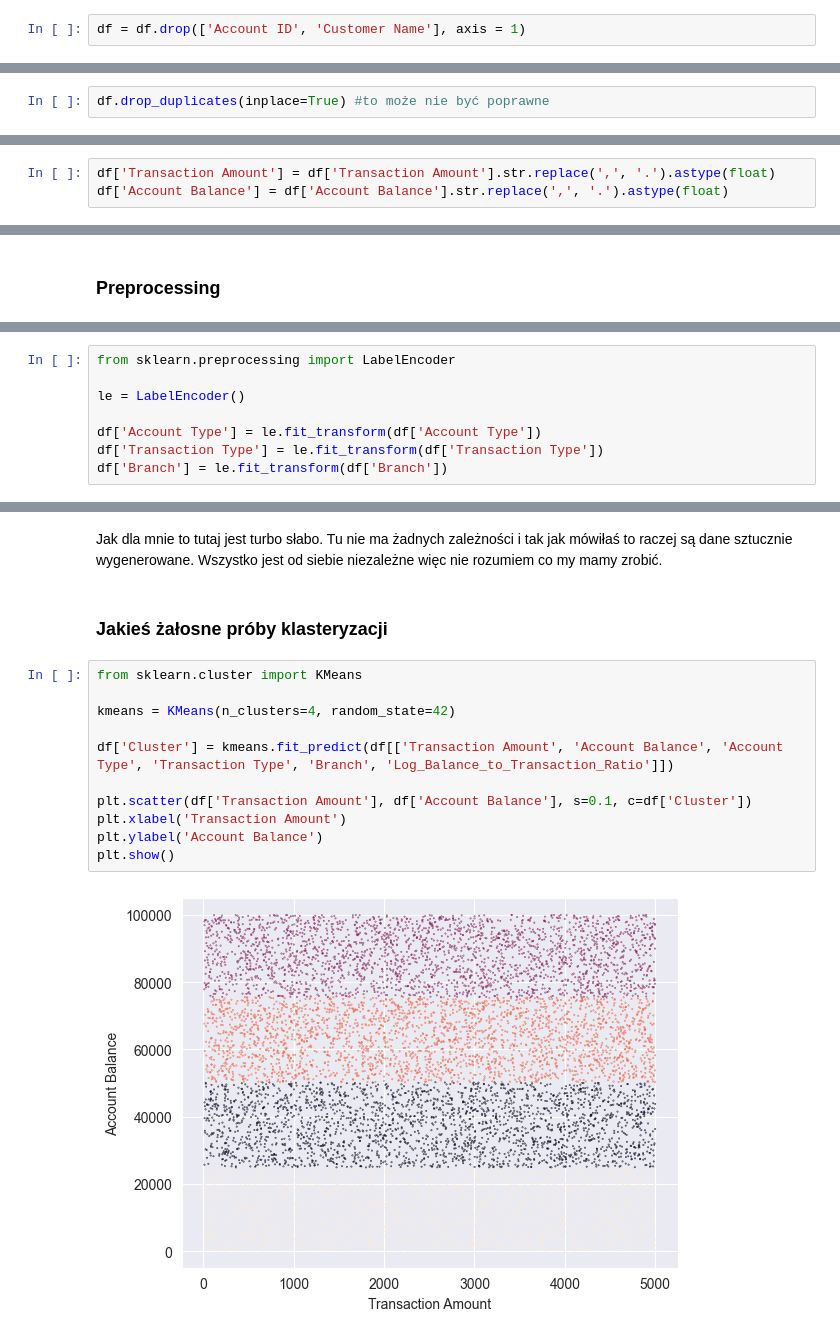
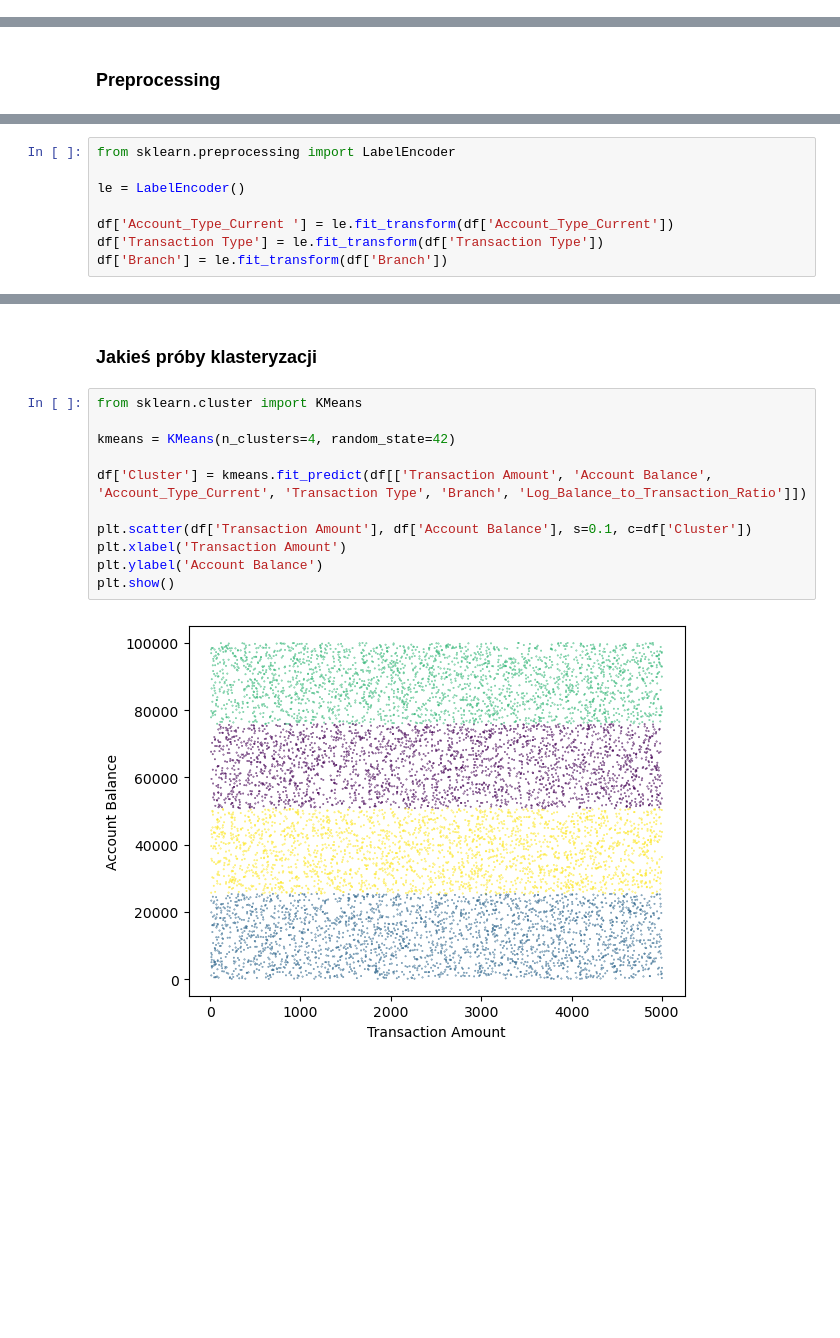
Before and after one commit to wiktoriakawa/IntroductionToMachineLearning-Project2, a Jupyter notebook: budowa_krok_1i2_3.ipynb, the cells around one changed output, grey strips where cells are left out. Cells and saved outputs as stored; diff of their text form; blank space fills up the shorter version.

```diff
--- a/budowa_krok_1i2_3.ipynb
+++ b/budowa_krok_1i2_3.ipynb
@@ -555,2 +541,0 @@ df.info
-# %%
-df = df.drop(['Account ID', 'Customer Name'], axis = 1)
@@ -561,2 +541,0 @@ df.shape
-# %%
-df.drop_duplicates(inplace=True) #to może nie być poprawne
@@ -567,3 +541,0 @@ df.shape
-# %%
-df['Transaction Amount'] = df['Transaction Amount'].str.replace(',', '.').astype(float)
-df['Account Balance'] = df['Account Balance'].str.replace(',', '.').astype(float)
@@ -611,7 +564,7 @@ from sklearn.preprocessing import LabelEncoder
 
 le = LabelEncoder()
 
-df['Account Type'] = le.fit_transform(df['Account Type'])
+df['Account_Type_Current '] = le.fit_transform(df['Account_Type_Current'])
 df['Transaction Type'] = le.fit_transform(df['Transaction Type'])
 df['Branch'] = le.fit_transform(df['Branch'])
 # %%
@@ -639,20 +592,18 @@ plt.show()
-# %% [markdown]
-Jak dla mnie to tutaj jest turbo słabo. Tu nie ma żadnych zależności i tak jak mówiłaś to raczej są dane sztucznie wygenerowane. Wszystko jest od siebie niezależne więc nie rozumiem co my mamy zrobić.
 # %% [markdown]
-### Jakieś żałosne próby klasteryzacji
+### Jakieś próby klasteryzacji
 # %%
 from sklearn.cluster import KMeans
 
 kmeans = KMeans(n_clusters=4, random_state=42)
 
-df['Cluster'] = kmeans.fit_predict(df[['Transaction Amount', 'Account Balance', 'Account Type', 'Transaction Type', 'Branch', 'Log_Balance_to_Transaction_Ratio']])
+df['Cluster'] = kmeans.fit_predict(df[['Transaction Amount', 'Account Balance', 'Account_Type_Current', 'Transaction Type', 'Branch', 'Log_Balance_to_Transaction_Ratio']])
 
 plt.scatter(df['Transaction Amount'], df['Account Balance'], s=0.1, c=df['Cluster'])
 plt.xlabel('Transaction Amount')
 plt.ylabel('Account Balance')
 plt.show()
 # %% [output]
-[figure, old version]
+[figure, new version]
 # %%
 wcss = []
 scores = []
```
Also changed, not shown: parts of 93 cells of this notebook.
